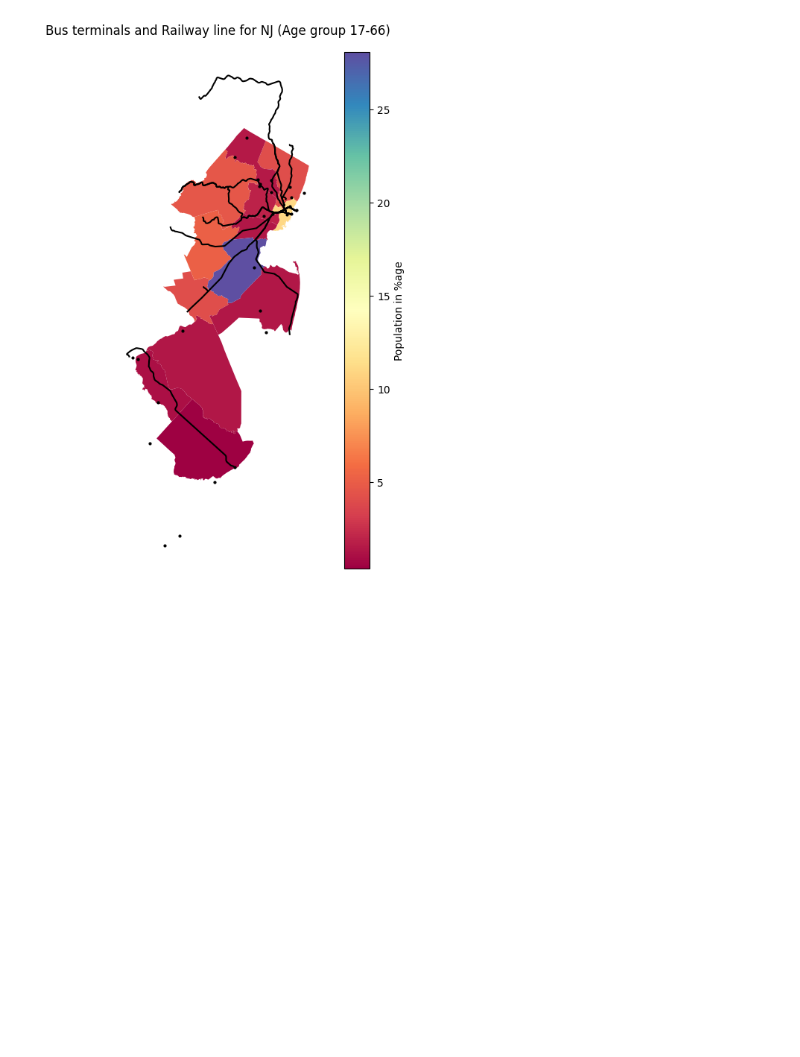
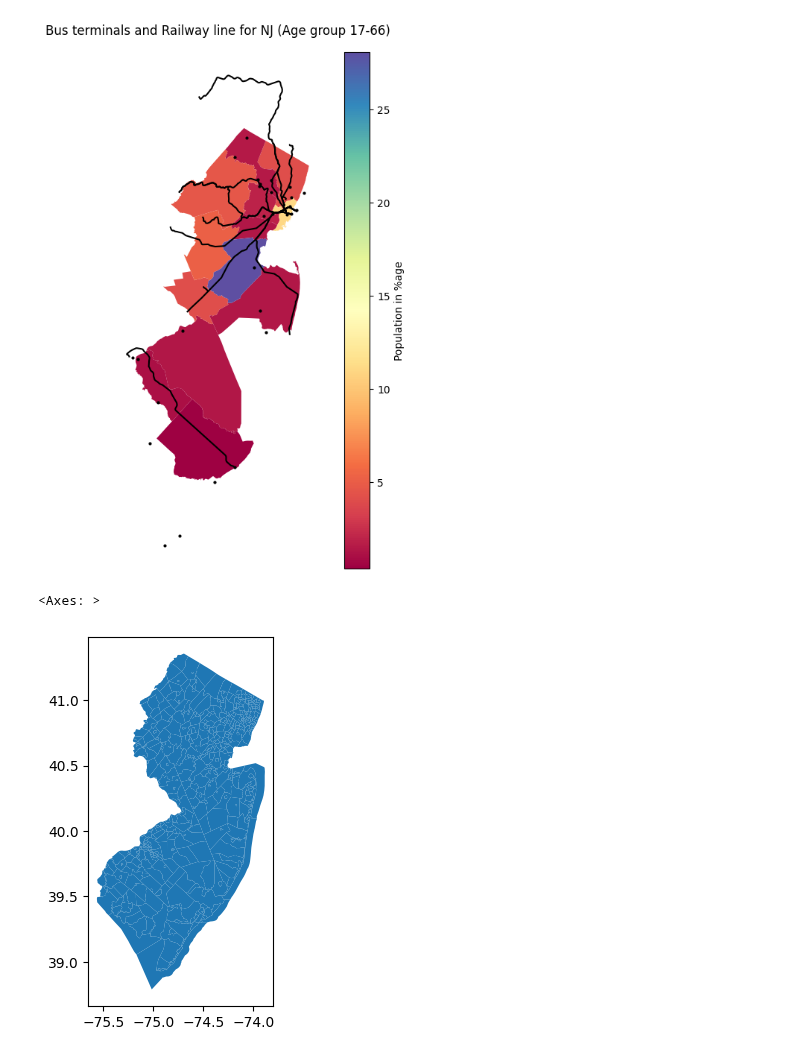
Before and after one commit to NihilKottal001/GIS, a Jupyter notebook: PS1.ipynb, the cells around one changed output. Saved outputs shown, nothing was run; the diff lists cells and outputs as text; code cells hidden in the pictures; blank space fills up the shorter version.

```diff
--- a/PS1.ipynb
+++ b/PS1.ipynb
@@ -395,3 +395,12 @@ base.set_axis_off()
 <Axes: >
 Text(0.5, 1.0, 'Bus terminals and Railway line for NJ (Age group 17-66)')
 [figure]
+# %%
+! wget -q -O nj-counties.zip https://github.com/nihilkottal/GIS_class/raw/main/tl_2022_34_cousub.zip
+zip_ref = zipfile.ZipFile('nj-counties.zip', 'r'); zip_ref.extractall(); zip_ref.close() #just unzipping
+njC1=gpd.read_file('tl_2022_34_cousub.shp')
+# %%
+njC1.plot()
+# %% [output]
+<Axes: >
+[figure, added]
```
Also changed, not shown: parts of 1 cell of this notebook.
